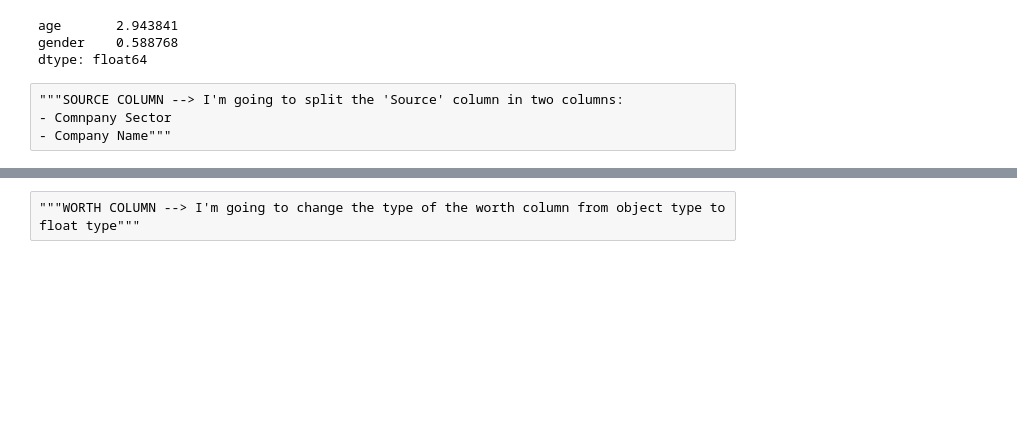
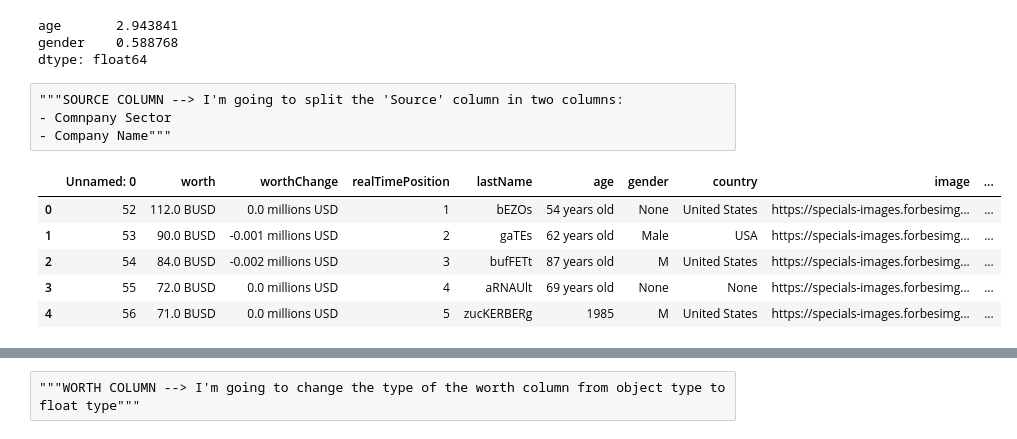
Before and after one commit to vkamg/Ironhack-Module-1-Project---Pipelines, a Jupyter notebook: notebooks/Notebook_1.ipynb, the cells around one changed output, grey strips where cells are left out. Cells and saved outputs as stored; diff of their text form; code cells hidden in the pictures; blank space fills up the shorter version.

Commit message:
columns almost cleaned

```diff
--- a/notebooks/Notebook_1.ipynb
+++ b/notebooks/Notebook_1.ipynb
@@ -120,24 +120,23 @@ dtype: float64
 """SOURCE COLUMN --> I'm going to split the 'Source' column in two columns:
 - Comnpany Sector
 - Company Name"""
-# %%
-"""def clean_source (s):
-    return s.split('  ==> ')
-
-
-df_merged['Company Name'] = [s[1:] for s in df_merged_source]
-df_merged['Company Sector'] = [s[:1] for s in df_merged_source]
-df_merged.drop(columns = ['Source'], inplace = True)
-df_merged['Company Sector'] = df_merged['Company Sector'].apply(lambda x : x[0])
-df_merged['Company Name'] = df_merged['Company Sector'].apply(lambda x : x[0])"""
+# %%
+def clean_source (s):
+    return s.split('  ==> ')
+# %%
+df_merged['Source'] = df_merged['Source'].apply(clean_source)
 # %%
-df_merged_source = df_merged['Source'].apply(lambda x : x.split('  ==> '))
-company_name_list = [x[1:] for x in df_merged_source]
-company_sector_list = [x[:1] for x in df_merged_source]
-df_merged['Company Sector'] = company_sector_list
-df_merged['Company Name'] = company_name_list
-df_merged_companysector = df_merged['Company Sector'].apply(lambda x : x[0])
-df_merged_companyname = df_merged['Company Name'].apply(lambda x : x[0])
-df_merged['Company Sector'] = df_merged_companysector
-df_merged['Company Name'] = df_merged_companyname
-df_merged.drop(columns = ['Source'], inplace = True)
+df_merged['Company Name'] = df_merged['Source'].apply(lambda x : x[1:])
+df_merged['Company Name'] = df_merged['Company Name'].apply(lambda x : x[0])
+df_merged['Company Sector'] = df_merged['Source'].apply(lambda x : x[:1])
+df_merged['Company Sector'] = df_merged['Company Sector'].apply(lambda x : x[0])
+# %%
+df_merged.drop(columns = ['Source'], inplace = True)
+df_merged.head()
+# %% [output]
+|  | Unnamed: 0 | worth | worthChange | realTimePosition | lastName | age | gender | country | image | ... |
+| 0 | 52 | 112.0 BUSD | 0.0 millions USD | 1 | bEZOs | 54 years old | None | United States | https://specials-images.forbesimg... | ... |
+| 1 | 53 | 90.0 BUSD | -0.001 millions USD | 2 | gaTEs | 62 years old | Male | USA | https://specials-images.forbesimg... | ... |
+| 2 | 54 | 84.0 BUSD | -0.002 millions USD | 3 | bufFETt | 87 years old | M | United States | https://specials-images.forbesimg... | ... |
+| 3 | 55 | 72.0 BUSD | 0.0 millions USD | 4 | aRNAUlt | 69 years old | None | None | https://specials-images.forbesimg... | ... |
+| 4 | 56 | 71.0 BUSD | 0.0 millions USD | 5 | zucKERBERg | 1985 | M | United States | https://specials-images.forbesimg... | ... |
```
Also changed, not shown: parts of 8 cells of this notebook.
